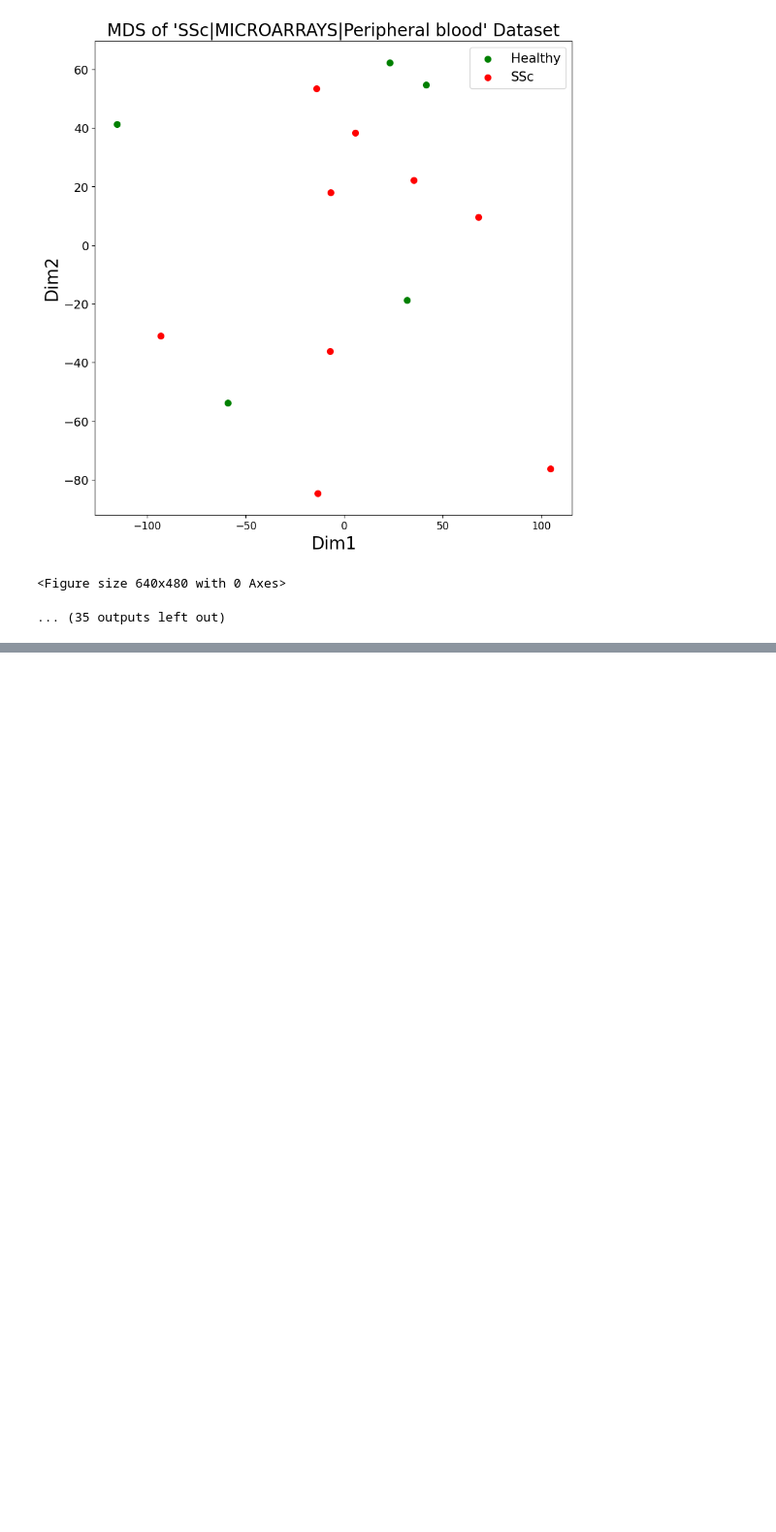
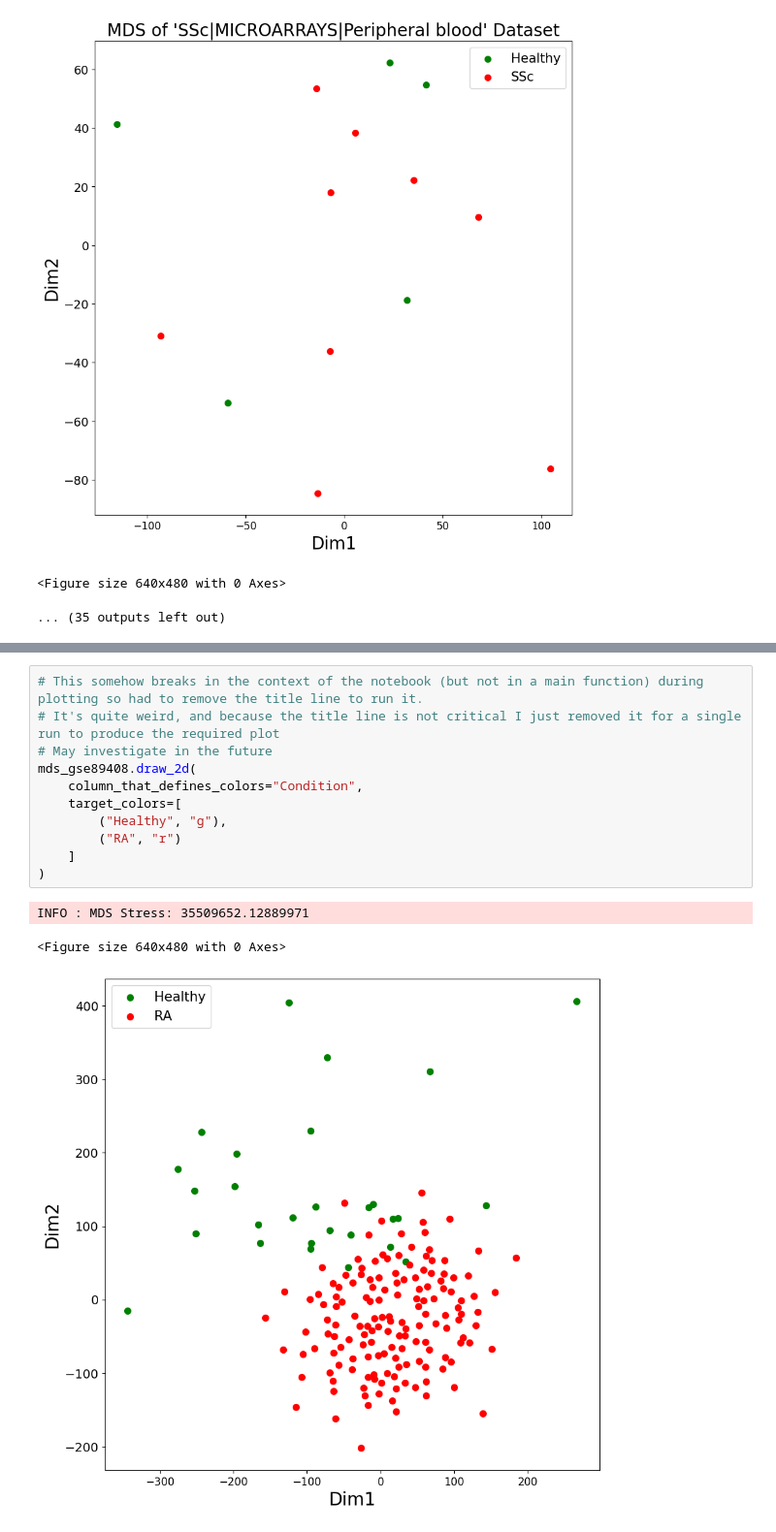
Before and after one commit to thelgis/applied-bioinformatics-thesis, a Jupyter notebook: notebooks/4_Initial_MDS.ipynb, the cells around one changed output, grey strips where cells are left out. Shown at 97% size. Cells and saved outputs as stored; diff of their text form; blank space fills up the shorter version.

```diff
--- a/notebooks/4_Initial_MDS.ipynb
+++ b/notebooks/4_Initial_MDS.ipynb
@@ -142,0 +157,15 @@ INFO : MDS Stress: 74310.85540129192
+# %%
+# This somehow breaks in the context of the notebook (but not in a main function) during plotting so had to remove the title line to run it.
+# It's quite weird, and because the title line is not critical I just removed it for a single run to produce the required plot
+# May investigate in the future
+mds_gse89408.draw_2d(
+    column_that_defines_colors="Condition",
+    target_colors=[
+        ("Healthy", "g"),
+        ("RA", "r")
+    ]
+)
+# %% [output]
+INFO : MDS Stress: 35509652.12889971
+<Figure size 640x480 with 0 Axes>
+[figure, added]
```
Also changed, not shown: parts of 3 cells of this notebook.
